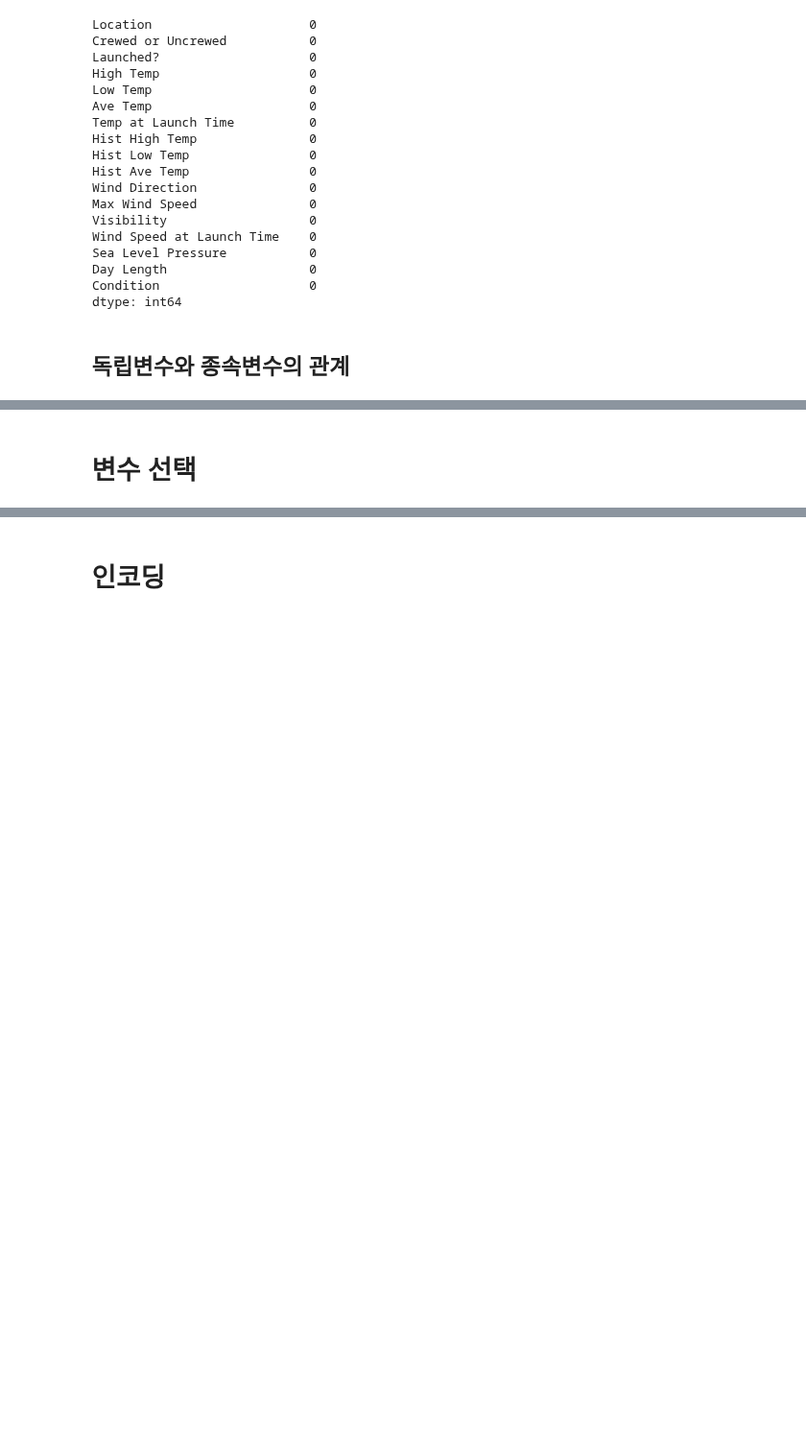
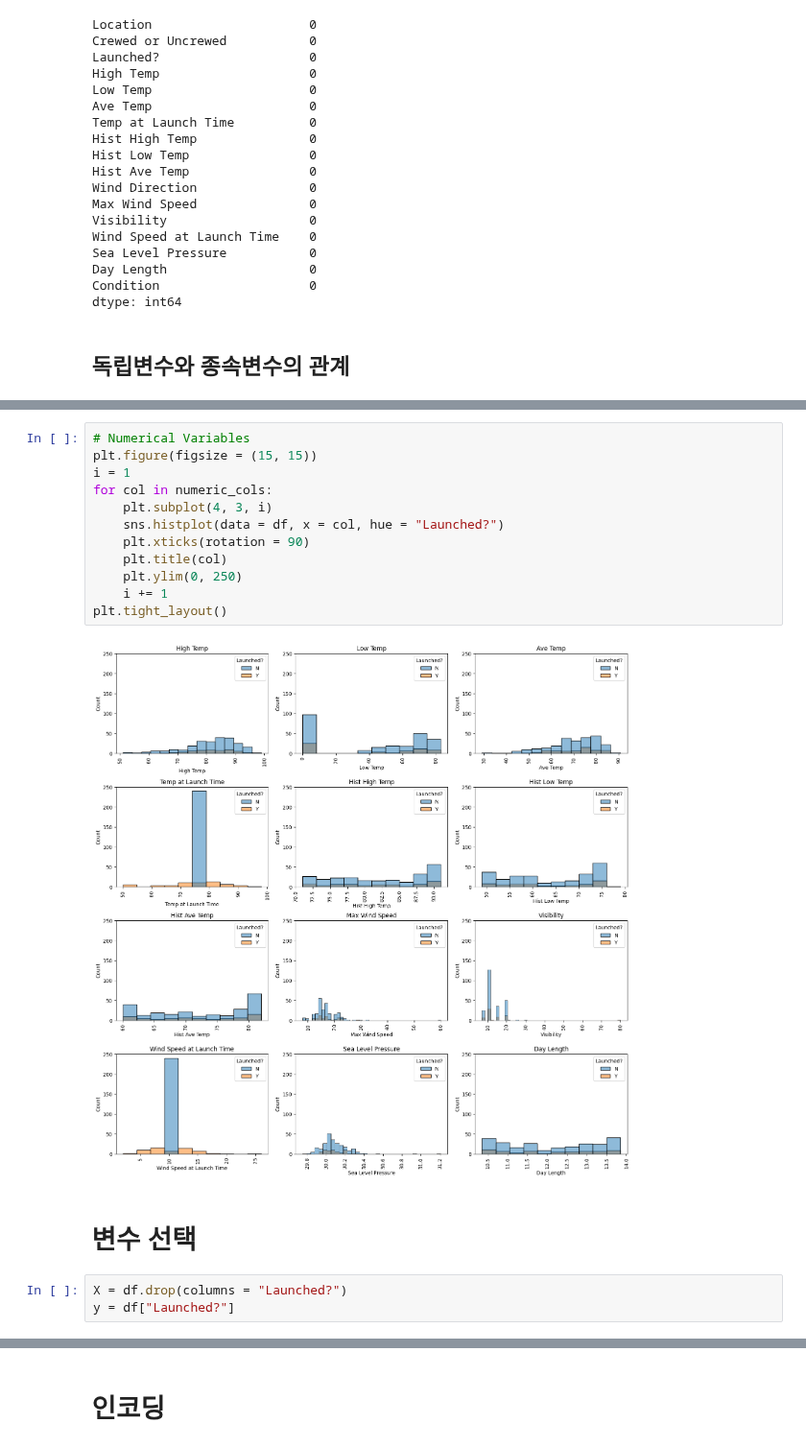
Before and after one commit to BrianK64/Microsoft_AI_School, a Jupyter notebook: Machine_Learning/Rocket_Launch_Prediction.ipynb, the cells around one changed output, grey strips where cells are left out. Shown at 96% size. Cells and saved outputs as stored; diff of their text form; blank space fills up the shorter version.

```diff
--- a/Machine_Learning/Rocket_Launch_Prediction.ipynb
+++ b/Machine_Learning/Rocket_Launch_Prediction.ipynb
@@ -264,2 +279,19 @@ dtype: int64
+# %%
+# Numerical Variables
+plt.figure(figsize = (15, 15))
+i = 1
+for col in numeric_cols:
+    plt.subplot(4, 3, i)
+    sns.histplot(data = df, x = col, hue = "Launched?")
+    plt.xticks(rotation = 90)
+    plt.title(col)
+    plt.ylim(0, 250)
+    i += 1
+plt.tight_layout()
+# %% [output]
+[figure, added]
 # %% [markdown]
 # 변수 선택
+# %%
+X = df.drop(columns = "Launched?")
+y = df["Launched?"]
```
Also changed, not shown: parts of 10 cells of this notebook.
